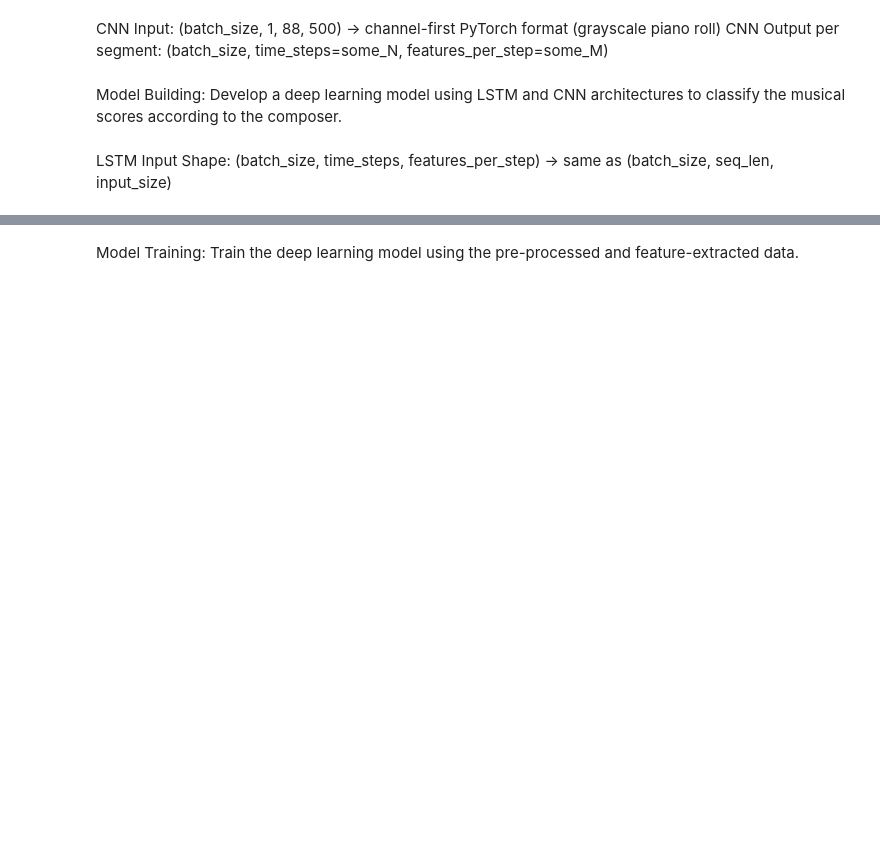
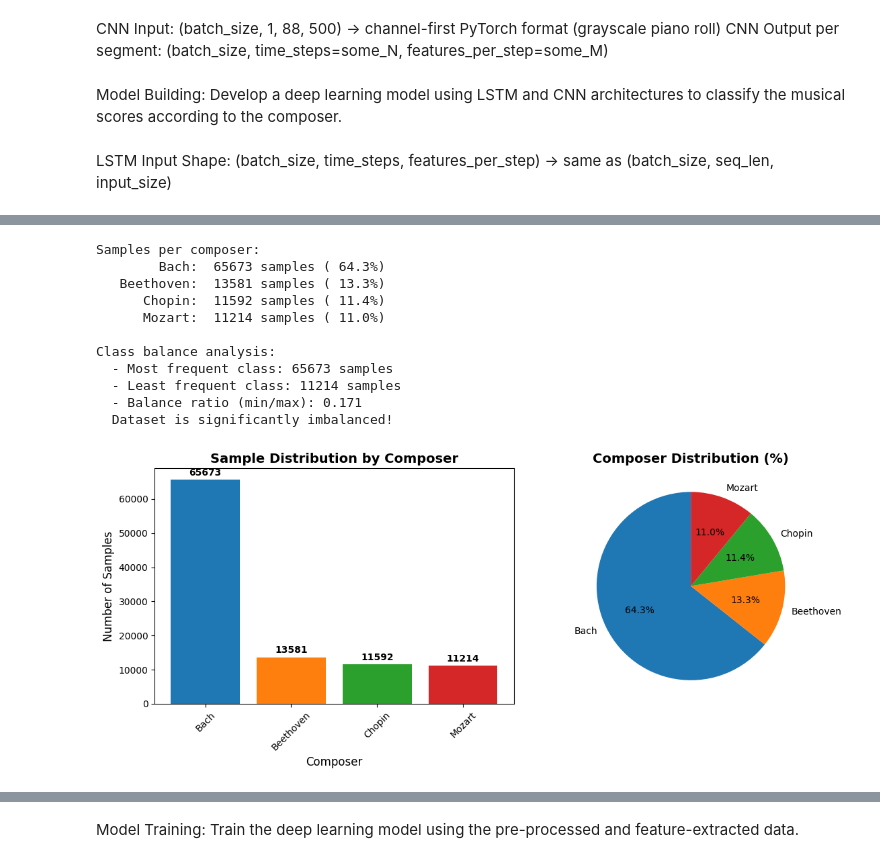
Before and after one commit to bigthinkertoo/AAI-511-Group-3, a Jupyter notebook: AAI511-Group-3-Project.ipynb, the cells around one changed output, grey strips where cells are left out. Drawn from its saved outputs; the diff is of its cells as text; code cells hidden in the pictures; blank space fills up the shorter version.

```diff
--- a/AAI511-Group-3-Project.ipynb
+++ b/AAI511-Group-3-Project.ipynb
@@ -119,7 +146,7 @@ Data Pre-processing: Convert the musical scores into a format suitable for deep
 # %%
 # Data Preprocessing and Feature Extraction
 HOME_DIR = Path.home()
-KAGGLE_DOWNLOAD_PATH = HOME_DIR / ".cache" / "kagglehub" / "datasets" / "blanderbuss" / "midi-classic-music" / "versions" / "1"
+KAGGLE_DOWNLOAD_PATH = base_dir
 MIDI_DIR = str(KAGGLE_DOWNLOAD_PATH)
 
 OUTPUT_DIR = "./content/processed_data/"
@@ -141,13 +168,15 @@ os.makedirs(OUTPUT_DIR, exist_ok=True)
 print(f"MIDI data will be processed from: {MIDI_DIR}")
 print(f"Processed data will be saved to: {OUTPUT_DIR}")
 
-DEVICE = "cuda" if torch.cuda.is_available() else "cpu"
+#DEVICE = "cuda" if torch.cuda.is_available() else "cpu"
+DEVICE = torch.device('cuda' if torch.cuda.is_available() else 'cpu')
 
 seed = 42  # Set a seed for reproducibility
 random.seed(seed)
 np.random.seed(seed)
 torch.manual_seed(seed)
 if torch.cuda.is_available():
+    print("Using CUDA GPU")
     torch.cuda.manual_seed_all(seed)
     torch.backends.cudnn.deterministic=True
     torch.backends.cudnn.benchmark=False
@@ -552,0 +847,74 @@ torch.Size([10215])
+# %%
+
+# Count samples per composer
+unique_labels, counts = np.unique(y, return_counts=True)
+composer_counts = {label_to_composer[label]: count for label, count in zip(unique_labels, counts)}
+
+# Display counts
+print("Samples per composer:")
+for composer, count in composer_counts.items():
+    percentage = (count / len(y)) * 100
+    print(f"  {composer:>10}: {count:>6} samples ({percentage:>5.1f}%)")
+
+# Check class balance
+max_count = max(counts)
+min_count = min(counts)
+balance_ratio = min_count / max_count
+print(f"\nClass balance analysis:")
+print(f"  - Most frequent class: {max_count} samples")
+print(f"  - Least frequent class: {min_count} samples")
+print(f"  - Balance ratio (min/max): {balance_ratio:.3f}")
+if balance_ratio < 0.5:
+    print("  Dataset is significantly imbalanced!")
+elif balance_ratio < 0.8:
+    print("   Dataset has moderate imbalance")
+else:
+    print("  Dataset is well balanced")
+
+# Visualize class distribution
+plt.figure(figsize=(12, 5))
+
+# Bar plot
+plt.subplot(1, 2, 1)
+composers = list(composer_counts.keys())
+sample_counts = list(composer_counts.values())
+colors = ['#1f77b4', '#ff7f0e', '#2ca02c', '#d62728']
+
+bars = plt.bar(composers, sample_counts, color=colors[:len(composers)])
+plt.title('Sample Distribution by Composer', fontsize=14, fontweight='bold')
+plt.xlabel('Composer', fontsize=12)
+plt.ylabel('Number of Samples', fontsize=12)
+plt.xticks(rotation=45)
+
+# Add value labels on bars
+for bar, count in zip(bars, sample_counts):
+    plt.text(bar.get_x() + bar.get_width()/2, bar.get_height() + max(sample_counts)*0.01,
+             f'{count}', ha='center', va='bottom', fontweight='bold')
+
+# Pie chart
+plt.subplot(1, 2, 2)
+plt.pie(sample_counts, labels=composers, colors=colors[:len(composers)], autopct='%1.1f%%',
+        startangle=90, textprops={'fontsize': 10})
+plt.title('Composer Distribution (%)', fontsize=14, fontweight='bold')
+
+plt.tight_layout()
+plt.show()
+
+# Statistical summary
+print(f"\nStatistical summary of class distribution:")
+print(f"  - Mean samples per class: {np.mean(counts):.1f}")
+print(f"  - Standard deviation: {np.std(counts):.1f}")
+print(f"  - Coefficient of variation: {np.std(counts)/np.mean(counts):.3f}")
+# %% [output]
+Samples per composer:
+        Bach:  65673 samples ( 64.3%)
+   Beethoven:  13581 samples ( 13.3%)
+      Chopin:  11592 samples ( 11.4%)
+      Mozart:  11214 samples ( 11.0%)
+
+Class balance analysis:
+  - Most frequent class: 65673 samples
+  - Least frequent class: 11214 samples
+  - Balance ratio (min/max): 0.171
+  Dataset is significantly imbalanced!
+[figure, added]
```
Also changed, not shown: parts of 41 cells of this notebook, 4 other files.
